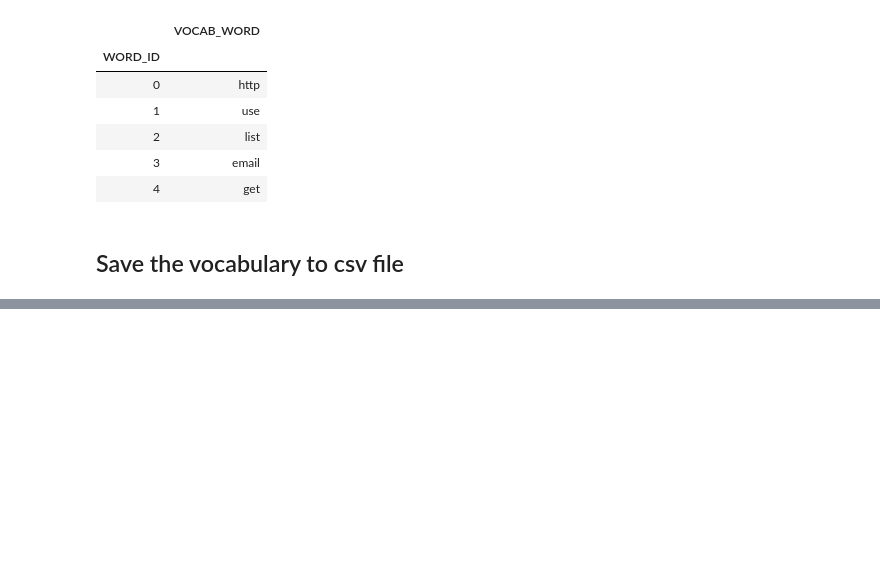
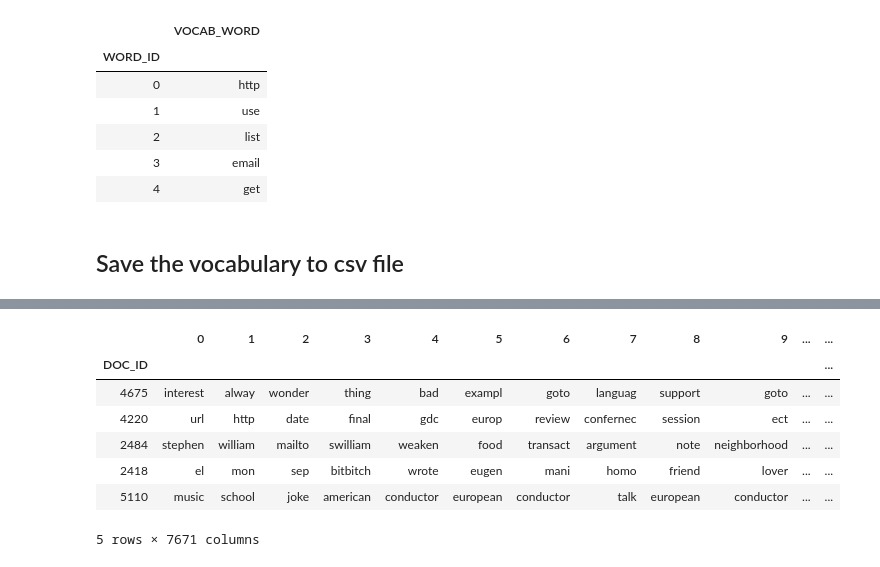
Before and after one commit to Nagaraj-U/Spam-Email-Classifier, a Jupyter notebook: Bayes Spam Classifier.ipynb, the cells around one changed output, grey strips where cells are left out. Saved outputs shown, nothing was run; the diff lists cells and outputs as text; code cells hidden in the pictures; blank space fills up the shorter version.

```diff
--- a/Bayes Spam Classifier.ipynb
+++ b/Bayes Spam Classifier.ipynb
@@ -802,0 +893,11 @@ vocab.to_csv(WORD_ID_FILE,index_label=vocab.index.name,header=vocab['VOCAB_WORD'
+# %%
+X_test.head()
+# %% [output]
+|  | 0 | 1 | 2 | 3 | 4 | 5 | 6 | 7 | 8 | 9 | ... | ... |
+| DOC_ID |  |  |  |  |  |  |  |  |  |  |  | ... |
+| 4675 | interest | alway | wonder | thing | bad | exampl | goto | languag | support | goto | ... | ... |
+| 4220 | url | http | date | final | gdc | europ | review | confernec | session | ect | ... | ... |
+| 2484 | stephen | william | mailto | swilliam | weaken | food | transact | argument | note | neighborhood | ... | ... |
+| 2418 | el | mon | sep | bitbitch | wrote | eugen | mani | homo | friend | lover | ... | ... |
+| 5110 | music | school | joke | american | conductor | european | conductor | talk | european | conductor | ... | ... |
+5 rows × 7671 columns
```
Also changed, not shown: parts of 32 cells of this notebook.
